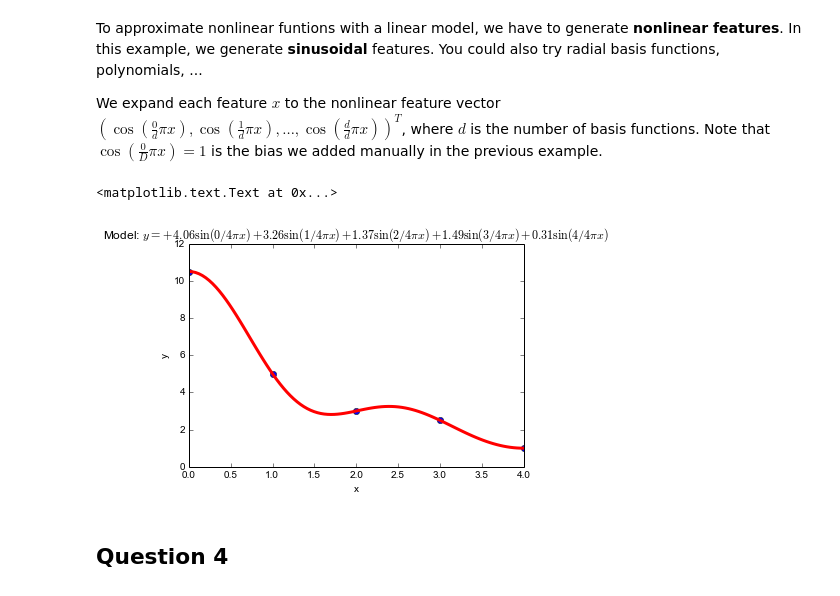
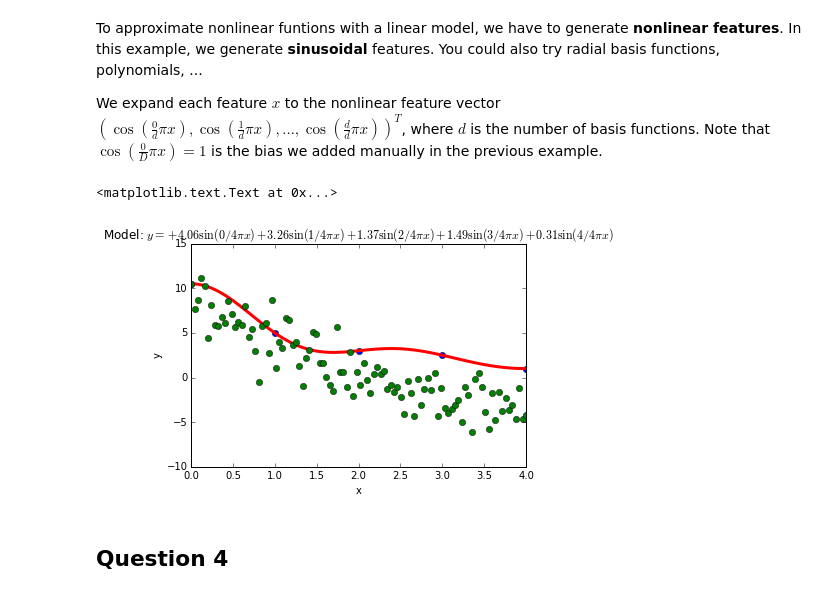
Before and after one commit to AlexanderFabisch/ml_tutorials, a Jupyter notebook: 01_linear_regression.ipynb, the cells around one changed output. Saved outputs shown, nothing was run; the diff lists cells and outputs as text; code cells hidden in the pictures.

```diff
--- a/01_linear_regression.ipynb
+++ b/01_linear_regression.ipynb
@@ -119,0 +126,4 @@ $$\hat{\boldsymbol{w}} = (\boldsymbol{X}^T\boldsymbol{X})^{-1}\boldsymbol{X}^T\b
+# %%
+from sklearn.linear_model import LinearRegression
+linreg = LinearRegression()
+linreg.fit(X, y)
@@ -121,21 +148,3 @@ $$\hat{\boldsymbol{w}} = (\boldsymbol{X}^T\boldsymbol{X})^{-1}\boldsymbol{X}^T\b
 [Inversion of 2x2 matrices](https://en.wikipedia.org/wiki/Invertible_matrix#Inversion_of_2.C3.972_matrices):
 
 $$\left(\begin{array}{cc}a & b\\ c & d\end{array}\right)^{-1} = \frac{1}{ad - bc}\left(\begin{array}{cc}d & -b\\ -c & a\end{array}\right)$$
-# %%
-def normal_equations(X, y):
-    #w = linalg.inv(X.T.dot(X)).dot(X.T).dot(y)
-    # ... or we can use the Moore-Penrose pseudoinverse (is usually more likely to be numerically stable)
-    #w = linalg.pinv(X).dot(y)
-    # ... or we use the solver
-    w = linalg.lstsq(X, y)[0]
-    return w
-
-# Add bias to each row/instance:
-# x11 x12 ...          x11 x12 ... 1
-# x21 x22 ...   --->   x21 x22 ... 1
-# .                    .
-# .                    .
-# .                    .
-X_bias = hstack((X, ones((N, 1))))
-X_test_bias = hstack((X_test, ones((N_test, 1))))
-w = normal_equations(X_bias, y)
@@ -223,17 +223,19 @@ def build_sinusoidal(n_degree, w):
 n_degree = 4
 X_sinusoidal = sinusoidalize(X, n_degree=n_degree)
 X_test_sinusoidal = sinusoidalize(X_test, n_degree=n_degree)
-w_sin = normal_equations(X_sinusoidal, y)
+sinreg = LinearRegression(fit_intercept=False).fit(X_sinusoidal, y)
+w_sin = sinreg.coef_
 # %%
-plot(X_bias[:, 0], y, "o")
-#plot(X_bias[:, 0], X_bias.dot(w), "-", linewidth=3) # Uncomment to compare with linear approximation
-plot(X_test_bias[:, 0], X_test_sinusoidal.dot(w_sin), "-", linewidth=3, color="r")
+plot(X[:, 0], y, "o")
+#plot(X[:, 0], linreg.predict(X), "-", linewidth=3) # Uncomment to compare with linear approximation
+plot(X_test[:, 0], X_test_sinusoidal.dot(w_sin), "-", linewidth=3, color="r")
+plot(X_test[:, 0], y_test, "o", linewidth=3, color="g")
 xlabel("x")
 ylabel("y")
 title("Model: $y = " + build_sinusoidal(n_degree, w_sin) + "$")
 # %% [output]
 <matplotlib.text.Text at 0x...>
-[figure, old version]
+[figure, new version]
 # %% [markdown]
 ## Question 4
 # %% [markdown]
```
Also changed, not shown: parts of 18 cells of this notebook.
